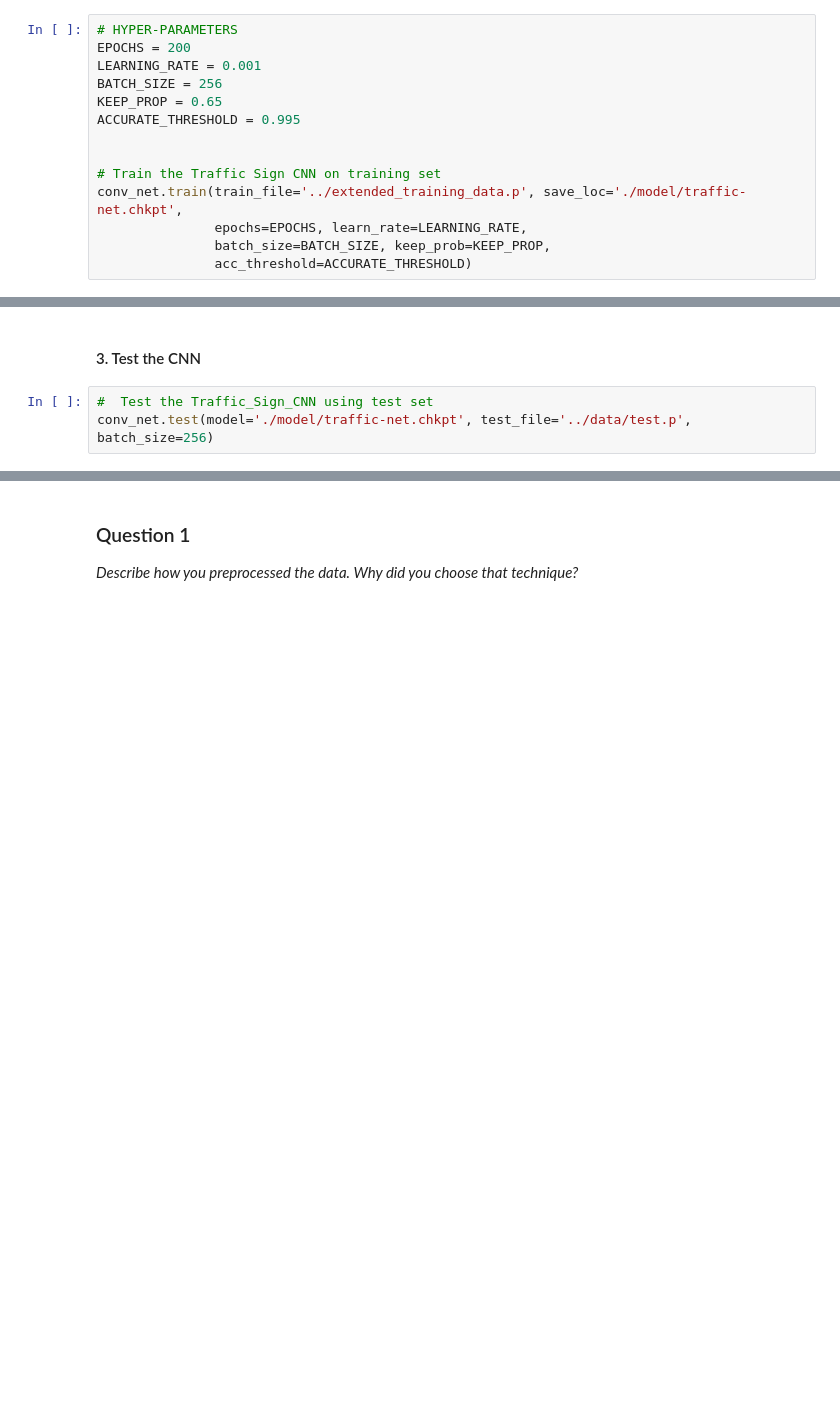
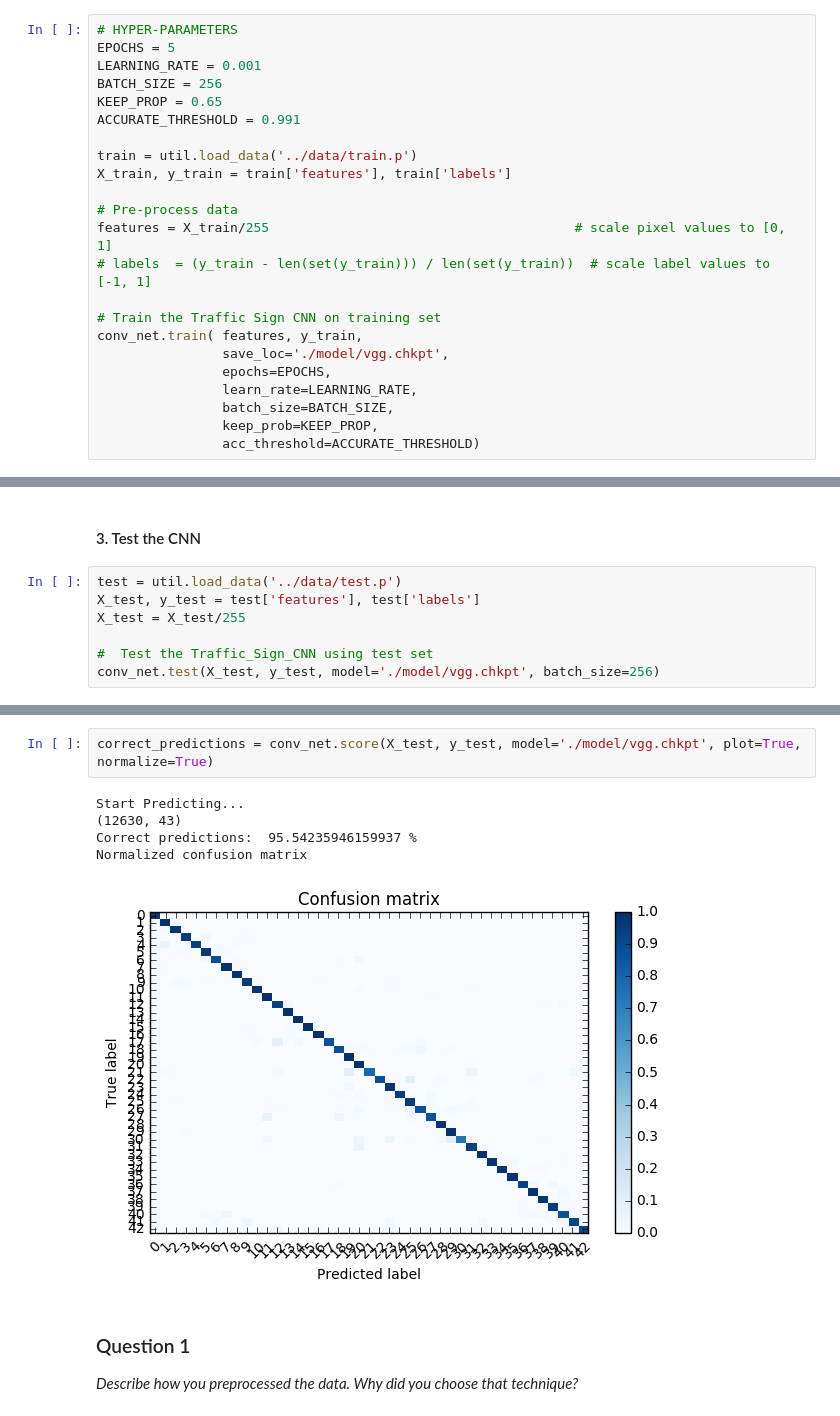
Before and after one commit to datlife/traffic-sign-classifier, a Jupyter notebook: Traffic_Sign_Classifier.ipynb, the cells around one changed output, grey strips where cells are left out. Cells and saved outputs as stored; diff of their text form; blank space fills up the shorter version.

Commit message:
updated Network and Learning rate Decay

```diff
--- a/Traffic_Sign_Classifier.ipynb
+++ b/Traffic_Sign_Classifier.ipynb
@@ -131,15 +136,24 @@ from traffic_net import TrafficNet
 conv_net = TrafficNet()
 # %%
 # HYPER-PARAMETERS
-EPOCHS = 200
+EPOCHS = 5
 LEARNING_RATE = 0.001
 BATCH_SIZE = 256
 KEEP_PROP = 0.65
-ACCURATE_THRESHOLD = 0.995
+ACCURATE_THRESHOLD = 0.991
 
+train = util.load_data('../data/train.p')
+X_train, y_train = train['features'], train['labels']
+
+# Pre-process data
+features = X_train/255                                       # scale pixel values to [0, 1]
+# labels  = (y_train - len(set(y_train))) / len(set(y_train))  # scale label values to [-1, 1]
 
 # Train the Traffic Sign CNN on training set
-conv_net.train(train_file='../extended_training_data.p', save_loc='./model/traffic-net.chkpt',
-               epochs=EPOCHS, learn_rate=LEARNING_RATE,
-               batch_size=BATCH_SIZE, keep_prob=KEEP_PROP,
-               acc_threshold=ACCURATE_THRESHOLD)
+conv_net.train( features, y_train,
+                save_loc='./model/vgg.chkpt',
+                epochs=EPOCHS,
+                learn_rate=LEARNING_RATE,
+                batch_size=BATCH_SIZE,
+                keep_prob=KEEP_PROP,
+                acc_threshold=ACCURATE_THRESHOLD)
@@ -146,8 +168,12 @@ conv_net.train(train_file='../extended_training_data.p', save_loc='./model/traff
 # %% [markdown]
 #### 3. Test the CNN
 # %%
+test = util.load_data('../data/test.p')
+X_test, y_test = test['features'], test['labels']
+X_test = X_test/255
+
 #  Test the Traffic_Sign_CNN using test set
-conv_net.test(model='./model/traffic-net.chkpt', test_file='../data/test.p', batch_size=256)
+conv_net.test(X_test, y_test, model='./model/vgg.chkpt', batch_size=256)
 # %% [output]
 Start Testing...
 Restored Model Successfully.
@@ -158,3 +186,11 @@ Finished Testing. Model is not saved
+# %%
+correct_predictions = conv_net.score(X_test, y_test, model='./model/vgg.chkpt', plot=True, normalize=True)
+# %% [output]
+Start Predicting...
+(12630, 43)
+Correct predictions:  95.54235946159937 %
+Normalized confusion matrix
+[figure, added]
 # %% [markdown]
 ### Question 1
 
```
Also changed, not shown: parts of 23 cells of this notebook, 10 other files.
